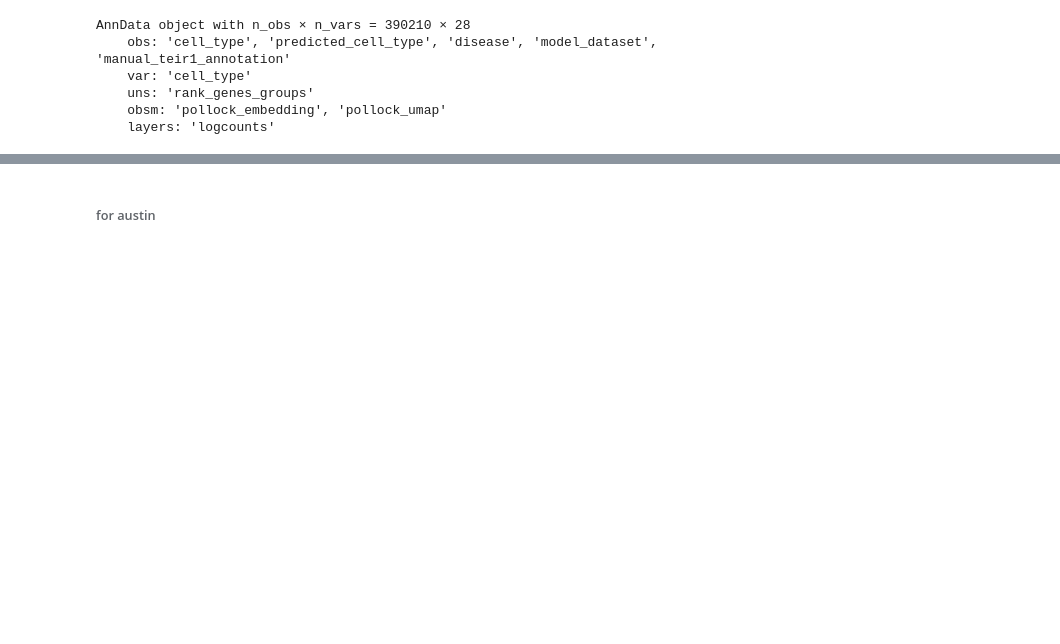
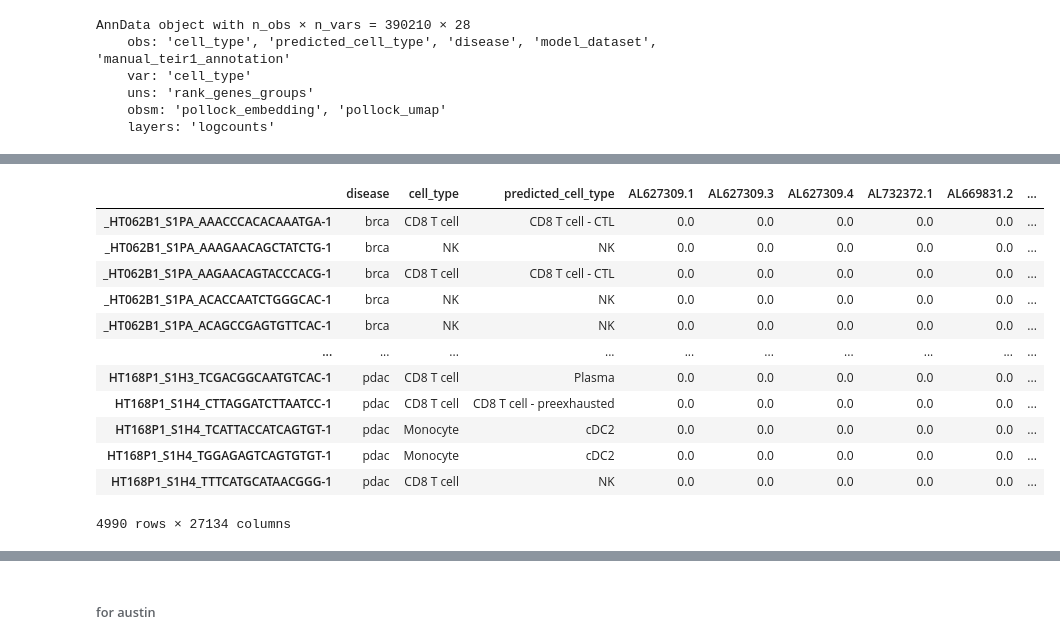
Before and after one commit to ding-lab/pollock, a Jupyter notebook: notebooks/explainability_figures.ipynb, the cells around one changed output, grey strips where cells are left out. Saved outputs shown, nothing was run; the diff lists cells and outputs as text; code cells hidden in the pictures; blank space fills up the shorter version.

```diff
--- a/notebooks/explainability_figures.ipynb
+++ b/notebooks/explainability_figures.ipynb
@@ -29,3 +35,6 @@ AnnData object with n_obs × n_vars = 4990 × 27131
     obsm: 'X_pca', 'X_umap'
     varm: 'PCs'
     obsp: 'connectivities', 'distances'
+# %%
+raw_explain = sc.read_h5ad('../benchmarking/sandbox/figure_data_v3/explain_panimmune_breast_module.h5ad')
+raw_explain
@@ -343,0 +418,21 @@ AnnData object with n_obs × n_vars = 390210 × 28
+# %%
+cols = ['disease', 'cell_type', 'predicted_cell_type']
+
+explain_df = pd.DataFrame(data=raw_explain.X, columns=raw_explain.var.index, index=raw_explain.obs.index)
+
+df = pd.merge(raw_explain.obs[cols], explain_df, left_index=True, right_index=True)
+df
+# %% [output]
+|  | disease | cell_type | predicted_cell_type | AL627309.1 | AL627309.3 | AL627309.4 | AL732372.1 | AL669831.2 | ... |
+| _HT062B1_S1PA_AAACCCACACAAATGA-1 | brca | CD8 T cell | CD8 T cell - CTL | 0.0 | 0.0 | 0.0 | 0.0 | 0.0 | ... |
+| _HT062B1_S1PA_AAAGAACAGCTATCTG-1 | brca | NK | NK | 0.0 | 0.0 | 0.0 | 0.0 | 0.0 | ... |
+| _HT062B1_S1PA_AAGAACAGTACCCACG-1 | brca | CD8 T cell | CD8 T cell - CTL | 0.0 | 0.0 | 0.0 | 0.0 | 0.0 | ... |
+| _HT062B1_S1PA_ACACCAATCTGGGCAC-1 | brca | NK | NK | 0.0 | 0.0 | 0.0 | 0.0 | 0.0 | ... |
+| _HT062B1_S1PA_ACAGCCGAGTGTTCAC-1 | brca | NK | NK | 0.0 | 0.0 | 0.0 | 0.0 | 0.0 | ... |
+| ... | ... | ... | ... | ... | ... | ... | ... | ... | ... |
+| HT168P1_S1H3_TCGACGGCAATGTCAC-1 | pdac | CD8 T cell | Plasma | 0.0 | 0.0 | 0.0 | 0.0 | 0.0 | ... |
+| HT168P1_S1H4_CTTAGGATCTTAATCC-1 | pdac | CD8 T cell | CD8 T cell - preexhausted | 0.0 | 0.0 | 0.0 | 0.0 | 0.0 | ... |
+| HT168P1_S1H4_TCATTACCATCAGTGT-1 | pdac | Monocyte | cDC2 | 0.0 | 0.0 | 0.0 | 0.0 | 0.0 | ... |
+| HT168P1_S1H4_TGGAGAGTCAGTGTGT-1 | pdac | Monocyte | cDC2 | 0.0 | 0.0 | 0.0 | 0.0 | 0.0 | ... |
+| HT168P1_S1H4_TTTCATGCATAACGGG-1 | pdac | CD8 T cell | NK | 0.0 | 0.0 | 0.0 | 0.0 | 0.0 | ... |
+4990 rows × 27134 columns
```
Also changed, not shown: parts of 16 cells of this notebook, 3 other files.
